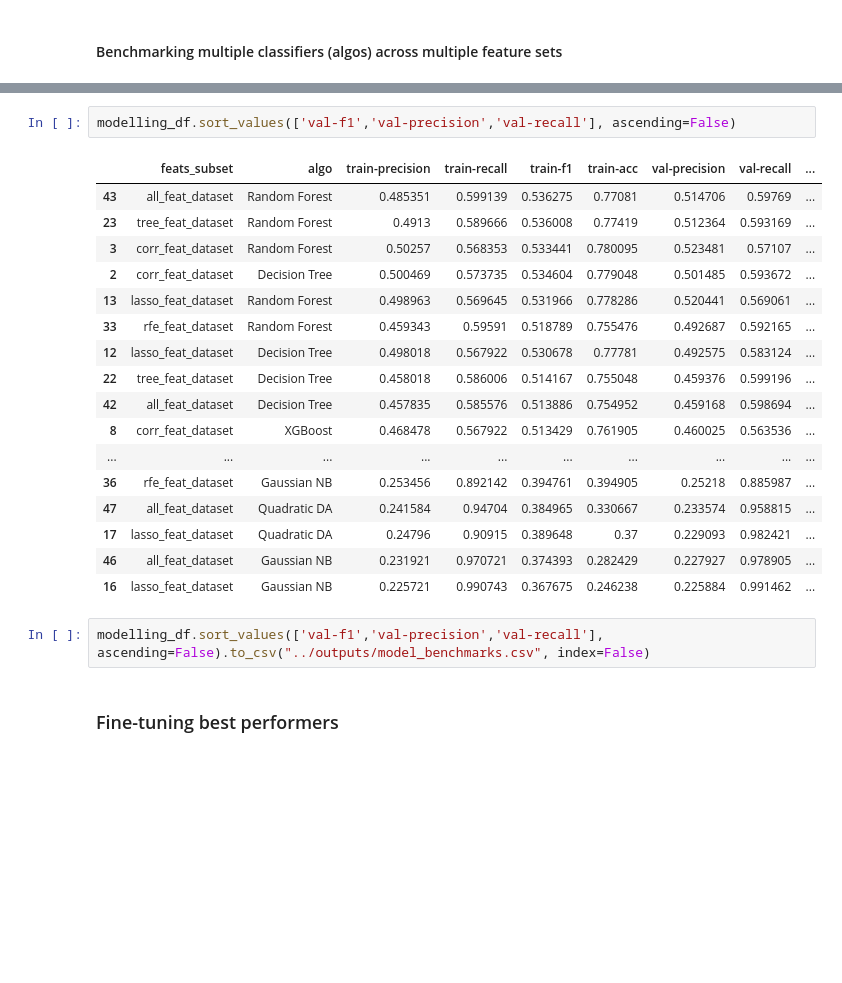
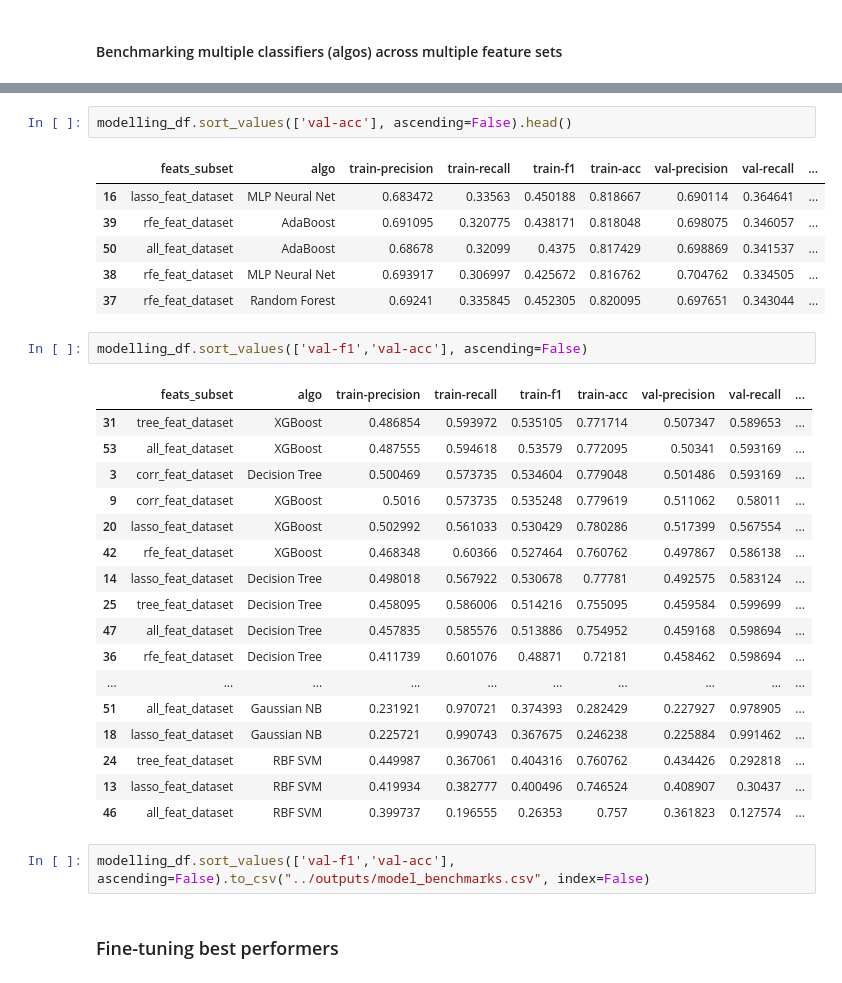
Before and after one commit to amansingh9097/competitions-and-challenges, a Jupyter notebook: ADCB-Assessment-2025/notebooks/Classifier.ipynb, the cells around one changed output, grey strips where cells are left out. Saved outputs shown, nothing was run; the diff lists cells and outputs as text; blank space fills up the shorter version.

```diff
--- a/ADCB-Assessment-2025/notebooks/Classifier.ipynb
+++ b/ADCB-Assessment-2025/notebooks/Classifier.ipynb
@@ -463,25 +418,34 @@ You can set `force_col_wise=true` to remove the overhead.
 # %%
-modelling_df.sort_values(['val-f1','val-precision','val-recall'], ascending=False)
+modelling_df.sort_values(['val-acc'], ascending=False).head()
 # %% [output]
 |  | feats_subset | algo | train-precision | train-recall | train-f1 | train-acc | val-precision | val-recall | ... |
-| 43 | all_feat_dataset | Random Forest | 0.485351 | 0.599139 | 0.536275 | 0.77081 | 0.514706 | 0.59769 | ... |
-| 23 | tree_feat_dataset | Random Forest | 0.4913 | 0.589666 | 0.536008 | 0.77419 | 0.512364 | 0.593169 | ... |
-| 3 | corr_feat_dataset | Random Forest | 0.50257 | 0.568353 | 0.533441 | 0.780095 | 0.523481 | 0.57107 | ... |
-| 2 | corr_feat_dataset | Decision Tree | 0.500469 | 0.573735 | 0.534604 | 0.779048 | 0.501485 | 0.593672 | ... |
-| 13 | lasso_feat_dataset | Random Forest | 0.498963 | 0.569645 | 0.531966 | 0.778286 | 0.520441 | 0.569061 | ... |
-| 33 | rfe_feat_dataset | Random Forest | 0.459343 | 0.59591 | 0.518789 | 0.755476 | 0.492687 | 0.592165 | ... |
-| 12 | lasso_feat_dataset | Decision Tree | 0.498018 | 0.567922 | 0.530678 | 0.77781 | 0.492575 | 0.583124 | ... |
-| 22 | tree_feat_dataset | Decision Tree | 0.458018 | 0.586006 | 0.514167 | 0.755048 | 0.459376 | 0.599196 | ... |
-| 42 | all_feat_dataset | Decision Tree | 0.457835 | 0.585576 | 0.513886 | 0.754952 | 0.459168 | 0.598694 | ... |
-| 8 | corr_feat_dataset | XGBoost | 0.468478 | 0.567922 | 0.513429 | 0.761905 | 0.460025 | 0.563536 | ... |
-| ... | ... | ... | ... | ... | ... | ... | ... | ... | ... |
-| 36 | rfe_feat_dataset | Gaussian NB | 0.253456 | 0.892142 | 0.394761 | 0.394905 | 0.25218 | 0.885987 | ... |
-| 47 | all_feat_dataset | Quadratic DA | 0.241584 | 0.94704 | 0.384965 | 0.330667 | 0.233574 | 0.958815 | ... |
-| 17 | lasso_feat_dataset | Quadratic DA | 0.24796 | 0.90915 | 0.389648 | 0.37 | 0.229093 | 0.982421 | ... |
-| 46 | all_feat_dataset | Gaussian NB | 0.231921 | 0.970721 | 0.374393 | 0.282429 | 0.227927 | 0.978905 | ... |
-| 16 | lasso_feat_dataset | Gaussian NB | 0.225721 | 0.990743 | 0.367675 | 0.246238 | 0.225884 | 0.991462 | ... |
+| 16 | lasso_feat_dataset | MLP Neural Net | 0.683472 | 0.33563 | 0.450188 | 0.818667 | 0.690114 | 0.364641 | ... |
+| 39 | rfe_feat_dataset | AdaBoost | 0.691095 | 0.320775 | 0.438171 | 0.818048 | 0.698075 | 0.346057 | ... |
+| 50 | all_feat_dataset | AdaBoost | 0.68678 | 0.32099 | 0.4375 | 0.817429 | 0.698869 | 0.341537 | ... |
+| 38 | rfe_feat_dataset | MLP Neural Net | 0.693917 | 0.306997 | 0.425672 | 0.816762 | 0.704762 | 0.334505 | ... |
+| 37 | rfe_feat_dataset | Random Forest | 0.69241 | 0.335845 | 0.452305 | 0.820095 | 0.697651 | 0.343044 | ... |
+# %%
+modelling_df.sort_values(['val-f1','val-acc'], ascending=False)
+# %% [output]
+|  | feats_subset | algo | train-precision | train-recall | train-f1 | train-acc | val-precision | val-recall | ... |
+| 31 | tree_feat_dataset | XGBoost | 0.486854 | 0.593972 | 0.535105 | 0.771714 | 0.507347 | 0.589653 | ... |
+| 53 | all_feat_dataset | XGBoost | 0.487555 | 0.594618 | 0.53579 | 0.772095 | 0.50341 | 0.593169 | ... |
+| 3 | corr_feat_dataset | Decision Tree | 0.500469 | 0.573735 | 0.534604 | 0.779048 | 0.501486 | 0.593169 | ... |
+| 9 | corr_feat_dataset | XGBoost | 0.5016 | 0.573735 | 0.535248 | 0.779619 | 0.511062 | 0.58011 | ... |
+| 20 | lasso_feat_dataset | XGBoost | 0.502992 | 0.561033 | 0.530429 | 0.780286 | 0.517399 | 0.567554 | ... |
+| 42 | rfe_feat_dataset | XGBoost | 0.468348 | 0.60366 | 0.527464 | 0.760762 | 0.497867 | 0.586138 | ... |
+| 14 | lasso_feat_dataset | Decision Tree | 0.498018 | 0.567922 | 0.530678 | 0.77781 | 0.492575 | 0.583124 | ... |
+| 25 | tree_feat_dataset | Decision Tree | 0.458095 | 0.586006 | 0.514216 | 0.755095 | 0.459584 | 0.599699 | ... |
+| 47 | all_feat_dataset | Decision Tree | 0.457835 | 0.585576 | 0.513886 | 0.754952 | 0.459168 | 0.598694 | ... |
+| 36 | rfe_feat_dataset | Decision Tree | 0.411739 | 0.601076 | 0.48871 | 0.72181 | 0.458462 | 0.598694 | ... |
+| ... | ... | ... | ... | ... | ... | ... | ... | ... | ... |
+| 51 | all_feat_dataset | Gaussian NB | 0.231921 | 0.970721 | 0.374393 | 0.282429 | 0.227927 | 0.978905 | ... |
+| 18 | lasso_feat_dataset | Gaussian NB | 0.225721 | 0.990743 | 0.367675 | 0.246238 | 0.225884 | 0.991462 | ... |
+| 24 | tree_feat_dataset | RBF SVM | 0.449987 | 0.367061 | 0.404316 | 0.760762 | 0.434426 | 0.292818 | ... |
+| 13 | lasso_feat_dataset | RBF SVM | 0.419934 | 0.382777 | 0.400496 | 0.746524 | 0.408907 | 0.30437 | ... |
+| 46 | all_feat_dataset | RBF SVM | 0.399737 | 0.196555 | 0.26353 | 0.757 | 0.361823 | 0.127574 | ... |
 # %%
-modelling_df.sort_values(['val-f1','val-precision','val-recall'], ascending=False).to_csv("../outputs/model_benchmarks.csv", index=False)
+modelling_df.sort_values(['val-f1','val-acc'], ascending=False).to_csv("../outputs/model_benchmarks.csv", index=False)
 # %% [markdown]
 ### Fine-tuning best performers
 # %%
```
Also changed, not shown: parts of 35 cells of this notebook, 13 other files.
